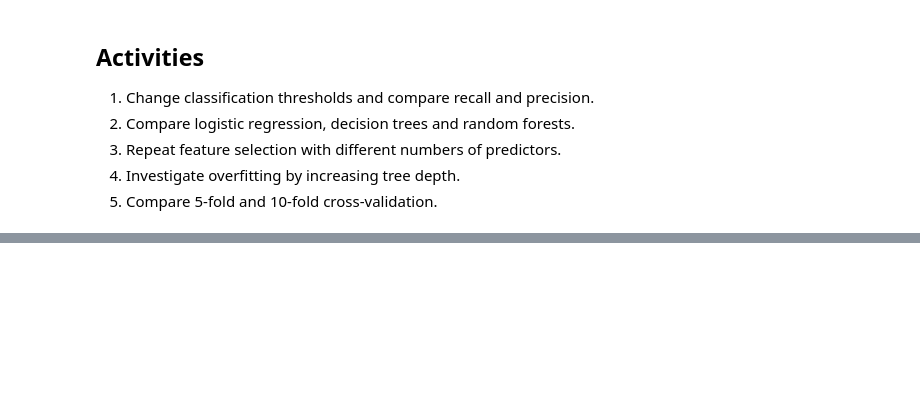
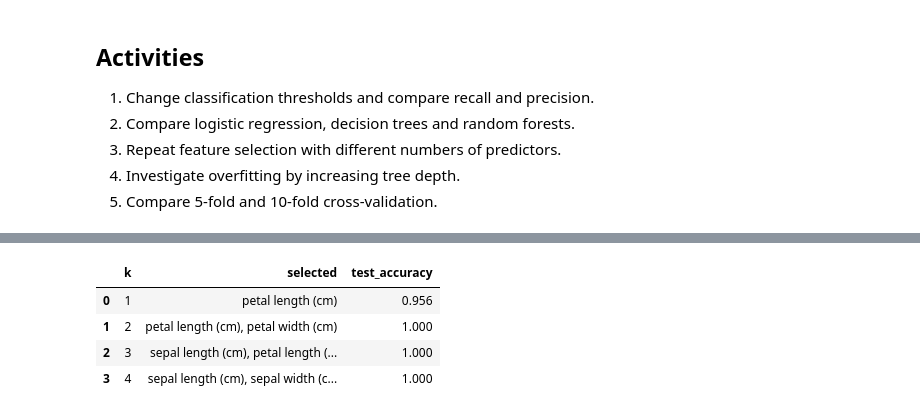
Before and after one commit to GitGud031005/AI-zero2hero-workshop, a Jupyter notebook: Notebooks_local/Day2_Lab5_Classification.ipynb, the cells around one changed output, grey strips where cells are left out. Saved outputs shown, nothing was run; the diff lists cells and outputs as text; code cells hidden in the pictures; blank space fills up the shorter version.

```diff
--- a/Notebooks_local/Day2_Lab5_Classification.ipynb
+++ b/Notebooks_local/Day2_Lab5_Classification.ipynb
@@ -152,0 +308,21 @@ for d in [1,3,10,None]:
+# %%
+# Activity 3: feature selection with different numbers of predictors (Iris)
+from functools import partial
+
+iris_a = load_iris(as_frame=True)
+Xi, yi = iris_a.data, iris_a.target
+Xi_train, Xi_test, yi_train, yi_test = train_test_split(Xi, yi, test_size=0.3, random_state=42)
+
+rows = []
+for k in [1, 2, 3, 4]:
+    sel = SelectKBest(partial(mutual_info_classif, random_state=42), k=k).fit(Xi_train, yi_train)
+    cols = list(Xi.columns[sel.get_support()])
+    rf_k = RandomForestClassifier(n_estimators=200, random_state=42).fit(Xi_train[cols], yi_train)
+    rows.append({"k": k, "selected": ", ".join(cols), "test_accuracy": rf_k.score(Xi_test[cols], yi_test)})
+pd.DataFrame(rows).round(3)
+# %% [output]
+|  | k | selected | test_accuracy |
+| 0 | 1 | petal length (cm) | 0.956 |
+| 1 | 2 | petal length (cm), petal width (cm) | 1.000 |
+| 2 | 3 | sepal length (cm), petal length (... | 1.000 |
+| 3 | 4 | sepal length (cm), sepal width (c... | 1.000 |
```
Also changed, not shown: parts of 26 cells of this notebook, 5 other files.
